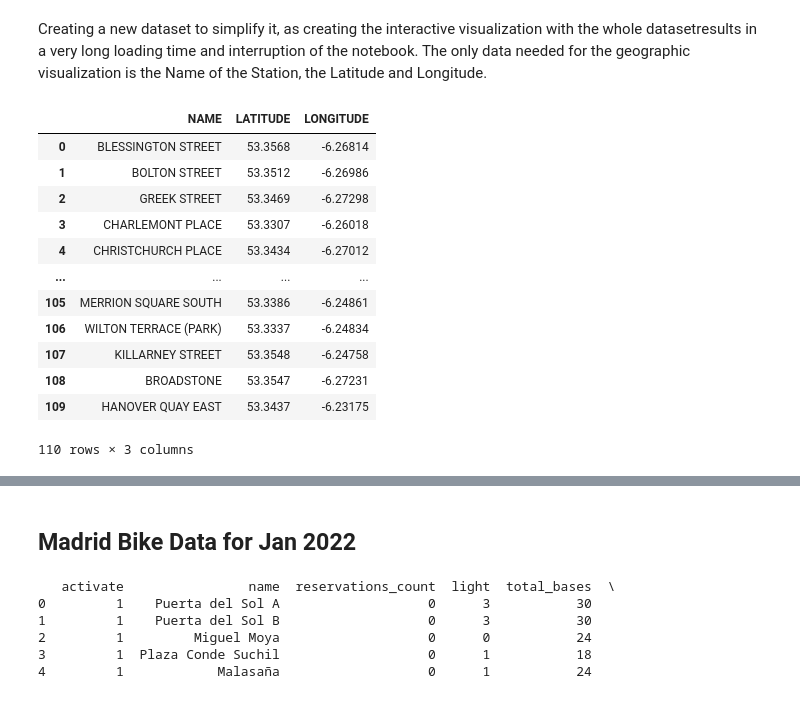
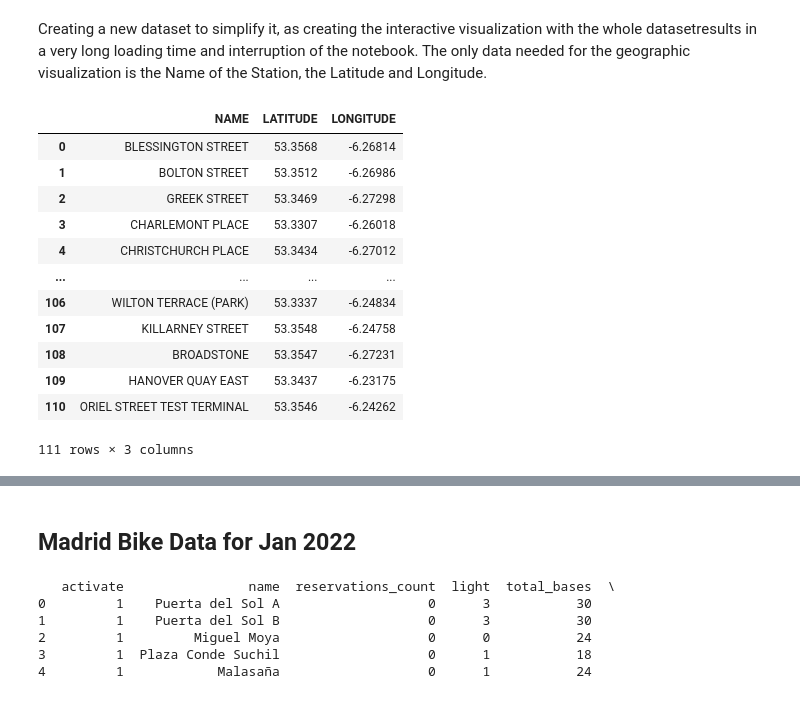
Before and after one commit to mkoleva0/DataAnalytics_CA2, a Jupyter notebook: EDA and Stats - bikedata.ipynb, the cells around one changed output, grey strips where cells are left out. Saved outputs shown, nothing was run; the diff lists cells and outputs as text; code cells hidden in the pictures.

```diff
--- a/EDA and Stats - bikedata.ipynb
+++ b/EDA and Stats - bikedata.ipynb
@@ -214,23 +209,23 @@ bikes_data_2022_dublin_cleaned.to_csv('bike_dublin_jan.csv', index = False)
 # %% [markdown]
 Creating a new dataset to simplify it, as creating the interactive visualization with the whole datasetresults in a very long loading time and interruption of the notebook. The only data needed for the geographic visualization is the Name of the Station, the Latitude and Longitude.
 # %%
-data_for_station_viz = bikes_data_2022_dublin_cleaned[['NAME', 'LATITUDE', 'LONGITUDE']].drop_duplicates()
+data_for_station_viz = bikes_data_2022_dublin[['NAME', 'LATITUDE', 'LONGITUDE']].drop_duplicates()
 
 data_for_station_viz
 # %% [output]
 |  | NAME | LATITUDE | LONGITUDE |
 | 0 | BLESSINGTON STREET | 53.3568 | -6.26814 |
 | 1 | BOLTON STREET | 53.3512 | -6.26986 |
 | 2 | GREEK STREET | 53.3469 | -6.27298 |
 | 3 | CHARLEMONT PLACE | 53.3307 | -6.26018 |
 | 4 | CHRISTCHURCH PLACE | 53.3434 | -6.27012 |
 | ... | ... | ... | ... |
-| 105 | MERRION SQUARE SOUTH | 53.3386 | -6.24861 |
 | 106 | WILTON TERRACE (PARK) | 53.3337 | -6.24834 |
 | 107 | KILLARNEY STREET | 53.3548 | -6.24758 |
 | 108 | BROADSTONE | 53.3547 | -6.27231 |
 | 109 | HANOVER QUAY EAST | 53.3437 | -6.23175 |
+| 110 | ORIEL STREET TEST TERMINAL | 53.3546 | -6.24262 |
-110 rows × 3 columns
+111 rows × 3 columns
 # %%
 dublin_map = folium.Map(location=[53.3498, -6.2603], zoom_start=13)
 
@@ -243,8 +238,8 @@ for index, row in data_for_station_viz.iterrows():
 dublin_map
 # %% [output]
 [interactive output not drawn]
-# %% [markdown]
-## Madrid Bike Data for Jan 2022
+# %% [markdown]
+## Madrid Bike Data for Jan 2022
 # %%
 from pandas import json_normalize
 
```
Also changed, not shown: parts of 60 cells of this notebook.
